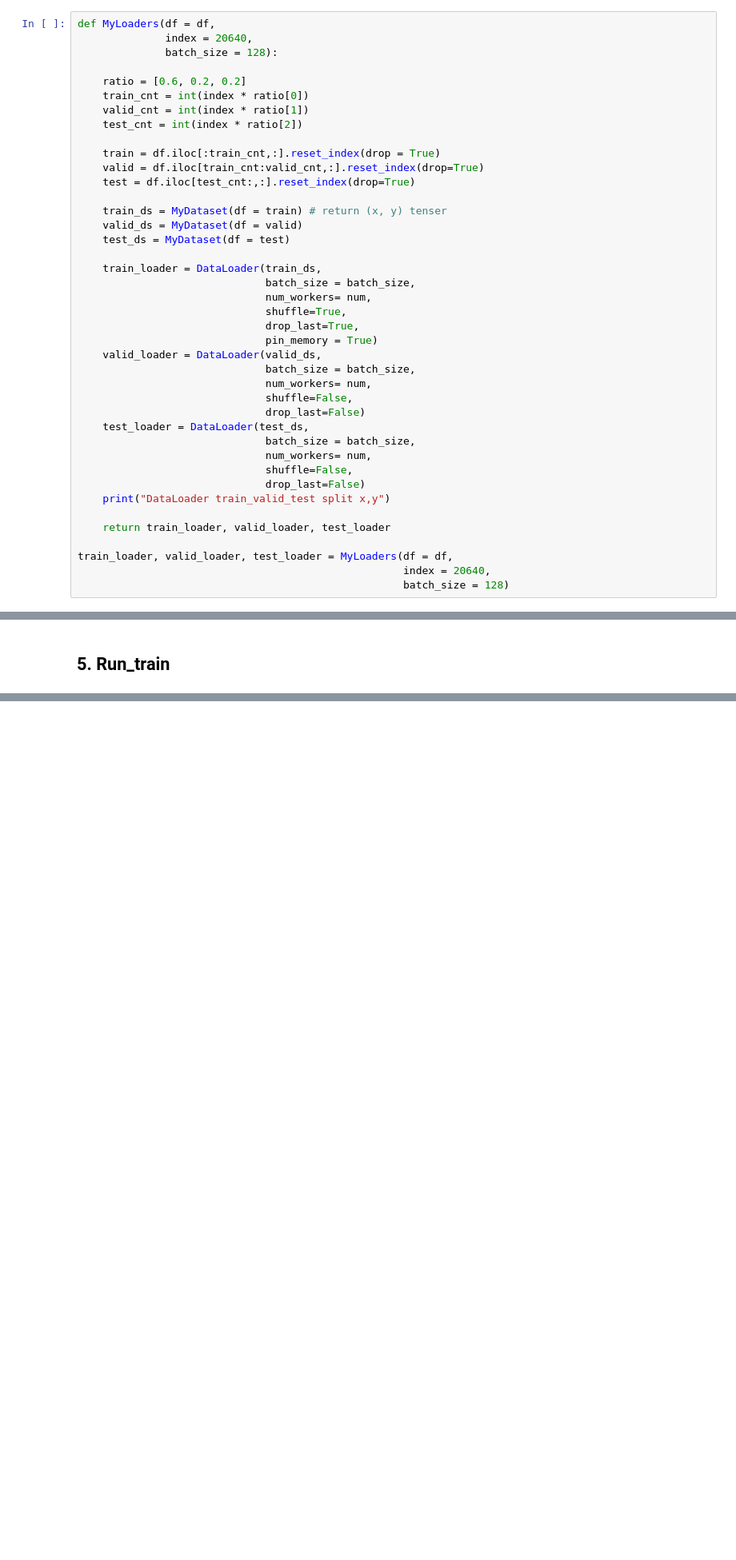
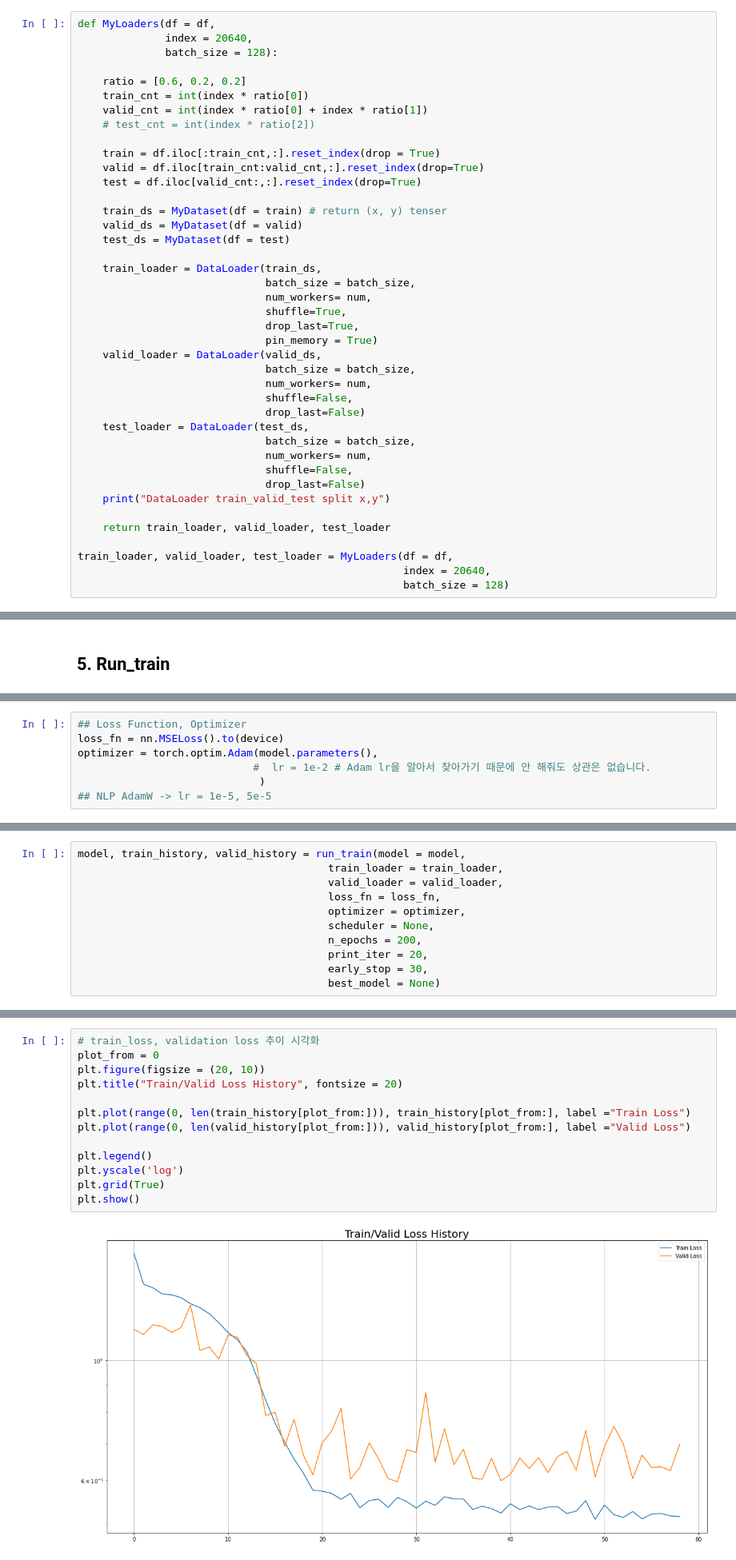
Before and after one commit to y001003/yeardream, a Jupyter notebook: DL/torch/토치의_호흡_Lesson_1_Regression.ipynb, the cells around one changed output, grey strips where cells are left out. Shown at 80% size. Cells and saved outputs as stored; diff of their text form; blank space fills up the shorter version.

```diff
--- a/DL/torch/토치의_호흡_Lesson_1_Regression.ipynb
+++ b/DL/torch/토치의_호흡_Lesson_1_Regression.ipynb
@@ -64,12 +64,12 @@ def MyLoaders(df = df,
 
     ratio = [0.6, 0.2, 0.2]
     train_cnt = int(index * ratio[0])
-    valid_cnt = int(index * ratio[1])
-    test_cnt = int(index * ratio[2])
+    valid_cnt = int(index * ratio[0] + index * ratio[1])
+    # test_cnt = int(index * ratio[2])
 
     train = df.iloc[:train_cnt,:].reset_index(drop = True)
     valid = df.iloc[train_cnt:valid_cnt,:].reset_index(drop=True)
-    test = df.iloc[test_cnt:,:].reset_index(drop=True)
+    test = df.iloc[valid_cnt:,:].reset_index(drop=True)
 
     train_ds = MyDataset(df = train) # return (x, y) tenser
     valid_ds = MyDataset(df = valid)
@@ -184,0 +212,7 @@ class Model(nn.Module):
+# %%
+## Loss Function, Optimizer
+loss_fn = nn.MSELoss().to(device)
+optimizer = torch.optim.Adam(model.parameters(),
+                            #  lr = 1e-2 # Adam lr을 알아서 찾아가기 때문에 안 해줘도 상관은 없습니다.
+                             )
+## NLP AdamW -> lr = 1e-5, 5e-5
@@ -184,0 +331,11 @@ class Model(nn.Module):
+# %%
+model, train_history, valid_history = run_train(model = model,
+                                        train_loader = train_loader,
+                                        valid_loader = valid_loader,
+                                        loss_fn = loss_fn,
+                                        optimizer = optimizer,
+                                        scheduler = None,
+                                        n_epochs = 200,
+                                        print_iter = 20,
+                                        early_stop = 30,
+                                        best_model = None)
@@ -184,0 +347,15 @@ class Model(nn.Module):
+# %%
+# train_loss, validation loss 추이 시각화
+plot_from = 0
+plt.figure(figsize = (20, 10))
+plt.title("Train/Valid Loss History", fontsize = 20)
+
+plt.plot(range(0, len(train_history[plot_from:])), train_history[plot_from:], label ="Train Loss")
+plt.plot(range(0, len(valid_history[plot_from:])), valid_history[plot_from:], label ="Valid Loss")
+
+plt.legend()
+plt.yscale('log')
+plt.grid(True)
+plt.show()
+# %% [output]
+[figure, added]
```
Also changed, not shown: parts of 8 cells of this notebook.
